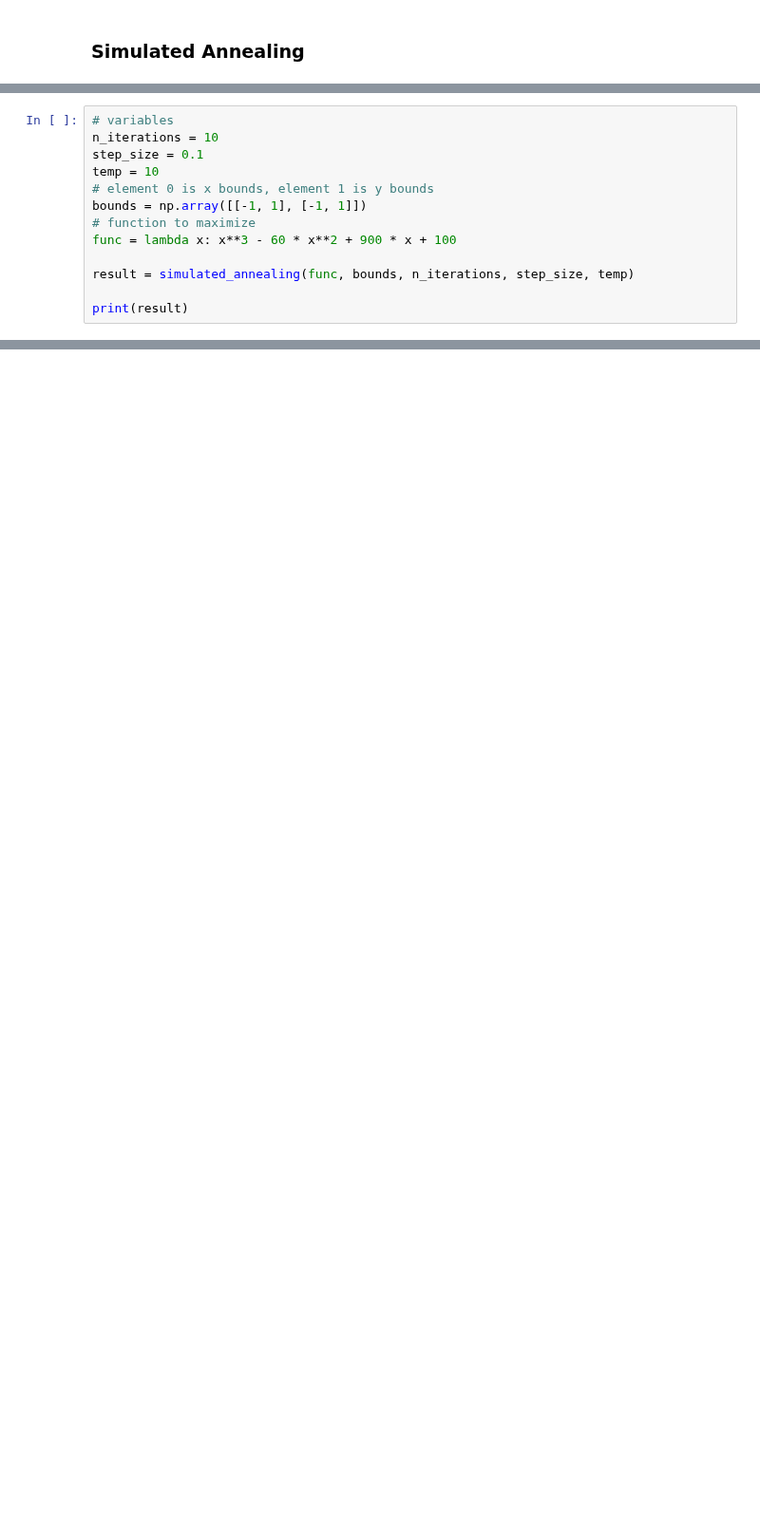
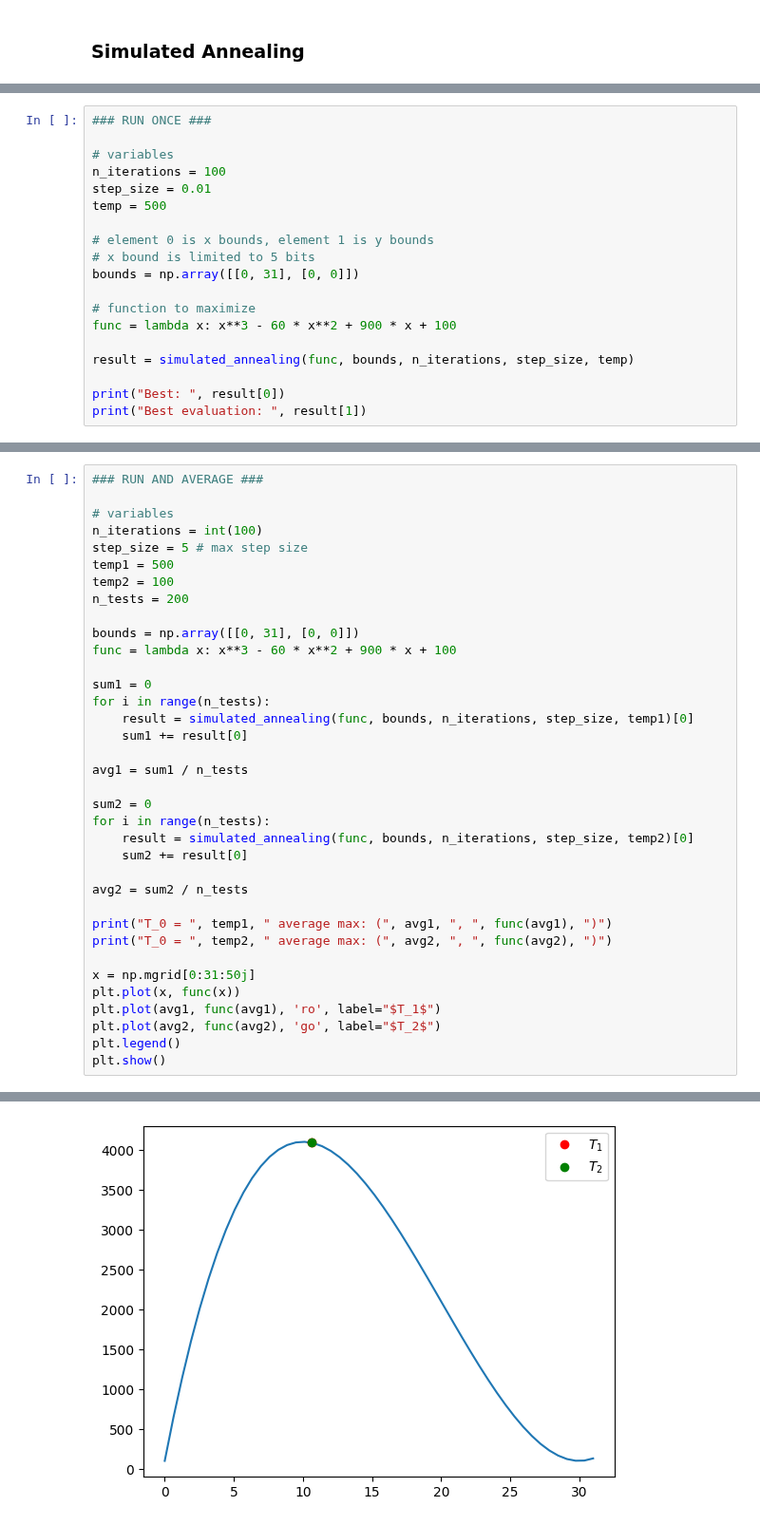
Before and after one commit to ZilD117/Comp-Physics, a Jupyter notebook: Simulated Annealing.ipynb, the cells around one changed output, grey strips where cells are left out. Shown at 95% size. Drawn from its saved outputs; the diff is of its cells as text; blank space fills up the shorter version.

```diff
--- a/Simulated Annealing.ipynb
+++ b/Simulated Annealing.ipynb
@@ -48,14 +91,20 @@ def simulated_annealing(objective, bounds, n_iterations, step_size, temp):
 # %%
+### RUN ONCE ###
+
 # variables
-n_iterations = 10
-step_size = 0.1
-temp = 10
+n_iterations = 100
+step_size = 0.01
+temp = 500
+
 # element 0 is x bounds, element 1 is y bounds
-bounds = np.array([[-1, 1], [-1, 1]])
+# x bound is limited to 5 bits
+bounds = np.array([[0, 31], [0, 0]])
+
 # function to maximize
 func = lambda x: x**3 - 60 * x**2 + 900 * x + 100
 
 result = simulated_annealing(func, bounds, n_iterations, step_size, temp)
 
-print(result)
+print("Best: ", result[0])
+print("Best evaluation: ", result[1])
 # %% [output]
@@ -62,0 +113,37 @@ TypeError: 'module' object is not callable
+# %%
+### RUN AND AVERAGE ###
+
+# variables
+n_iterations = int(100)
+step_size = 5 # max step size
+temp1 = 500
+temp2 = 100
+n_tests = 200
+
+bounds = np.array([[0, 31], [0, 0]])
+func = lambda x: x**3 - 60 * x**2 + 900 * x + 100
+
+sum1 = 0
+for i in range(n_tests):
+    result = simulated_annealing(func, bounds, n_iterations, step_size, temp1)[0]
+    sum1 += result[0]
+
+avg1 = sum1 / n_tests
+
+sum2 = 0
+for i in range(n_tests):
+    result = simulated_annealing(func, bounds, n_iterations, step_size, temp2)[0]
+    sum2 += result[0]
+
+avg2 = sum2 / n_tests
+
+print("T_0 = ", temp1, " average max: (", avg1, ", ", func(avg1), ")")
+print("T_0 = ", temp2, " average max: (", avg2, ", ", func(avg2), ")")
+
+x = np.mgrid[0:31:50j]
+plt.plot(x, func(x))
+plt.plot(avg1, func(avg1), 'ro', label="$T_1$")
+plt.plot(avg2, func(avg2), 'go', label="$T_2$")
+plt.legend()
+plt.show()
+# %% [output]
@@ -62,0 +152 @@ TypeError: 'module' object is not callable
+[figure, added]
```
Also changed, not shown: parts of 6 cells of this notebook.
